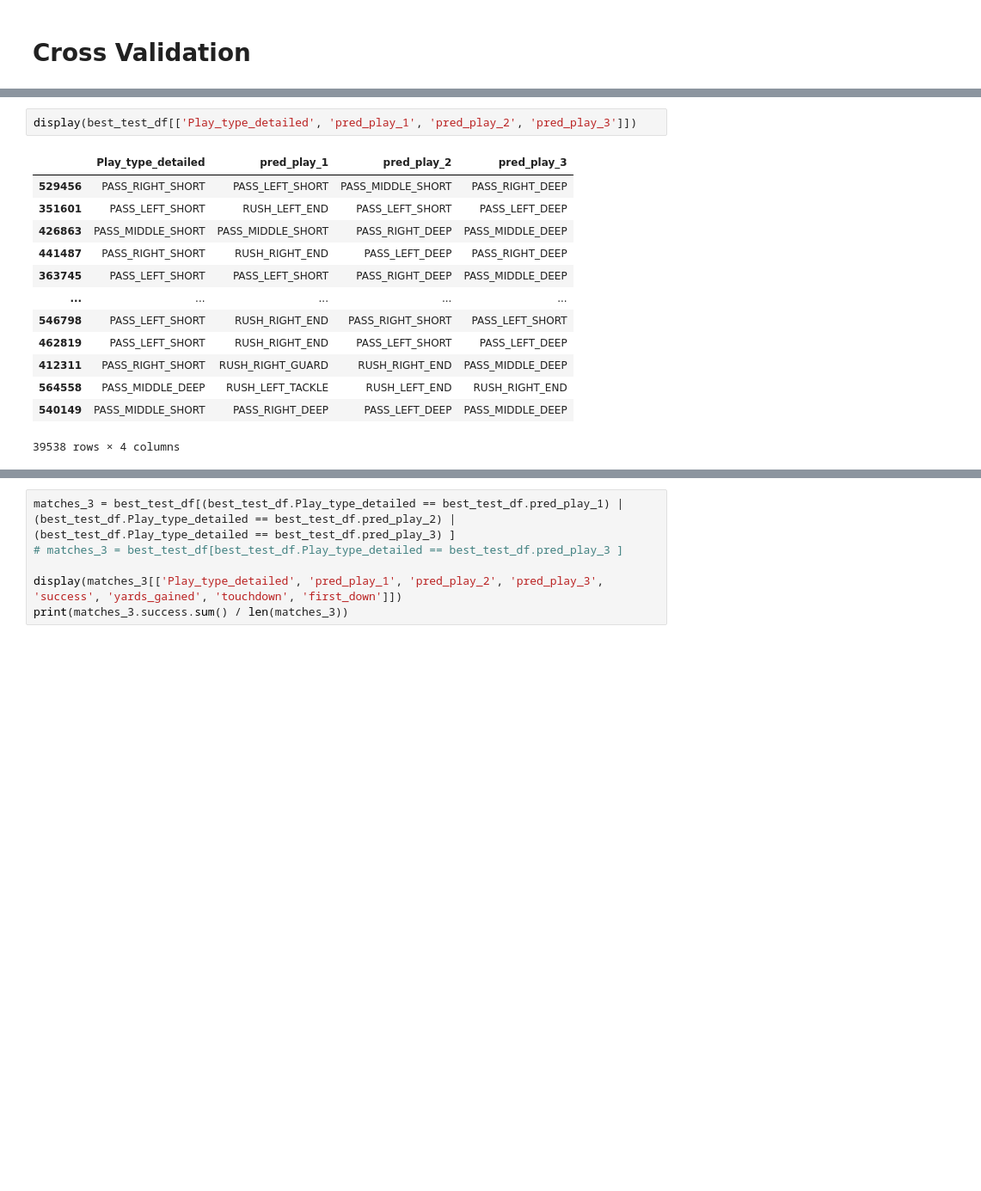
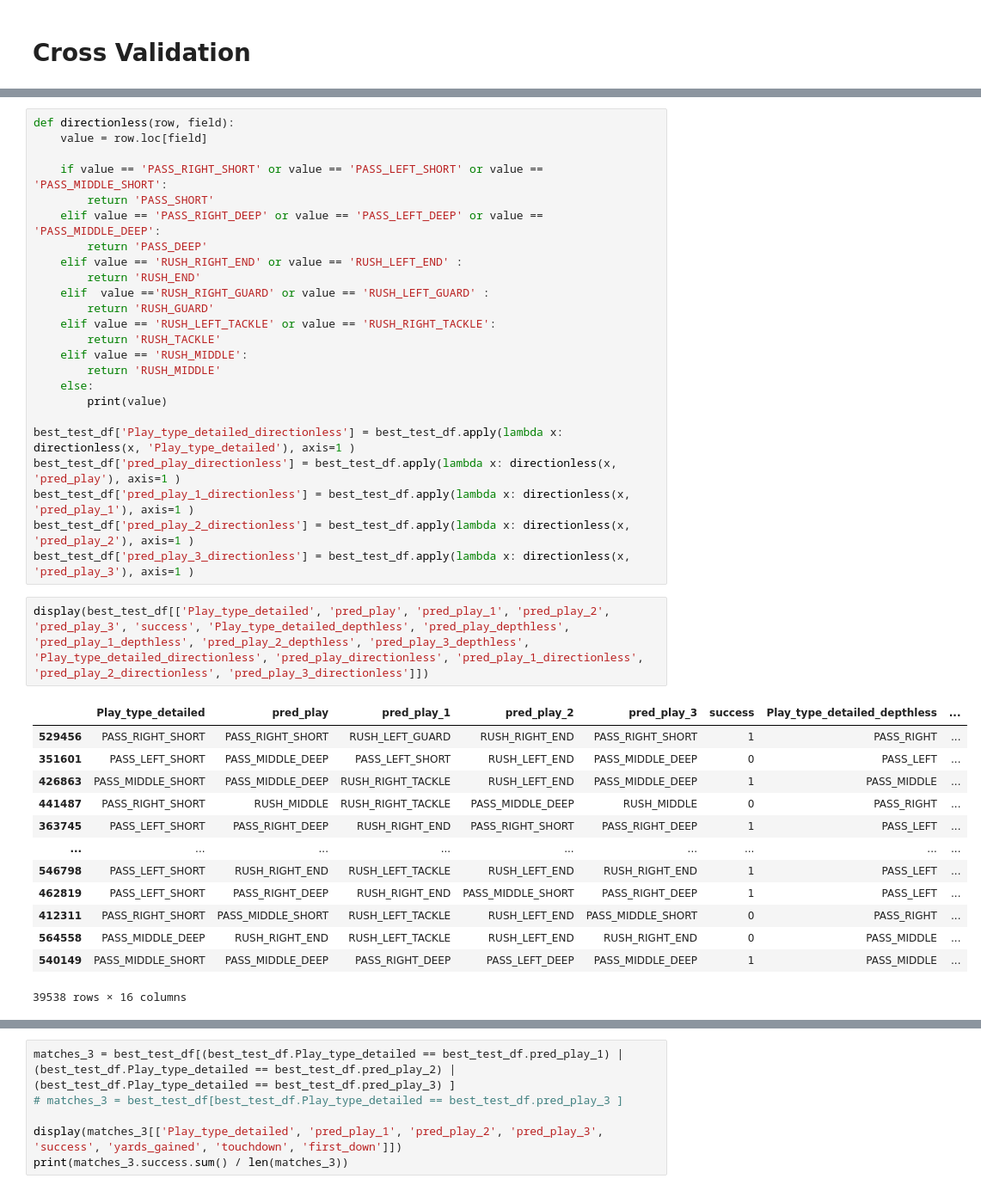
Before and after one commit to mchawla33/w210-capstone, a Jupyter notebook: notebooks/ContextualBandit_rewards_team.ipynb, the cells around one changed output, grey strips where cells are left out. Shown: that part at 86% size. Cells and saved outputs as stored; diff of their text form; blank space fills up the shorter version.

```diff
--- a/notebooks/ContextualBandit_rewards_team.ipynb
+++ b/notebooks/ContextualBandit_rewards_team.ipynb
@@ -1388,16 +1342,40 @@ best_bandit.predict(best_test_df)
+# %%
+def directionless(row, field):
+    value = row.loc[field]
+
+    if value == 'PASS_RIGHT_SHORT' or value == 'PASS_LEFT_SHORT' or value == 'PASS_MIDDLE_SHORT':
+        return 'PASS_SHORT'
+    elif value == 'PASS_RIGHT_DEEP' or value == 'PASS_LEFT_DEEP' or value == 'PASS_MIDDLE_DEEP':
+        return 'PASS_DEEP'
+    elif value == 'RUSH_RIGHT_END' or value == 'RUSH_LEFT_END' :
+        return 'RUSH_END'
+    elif  value =='RUSH_RIGHT_GUARD' or value == 'RUSH_LEFT_GUARD' :
+        return 'RUSH_GUARD'
+    elif value == 'RUSH_LEFT_TACKLE' or value == 'RUSH_RIGHT_TACKLE':
+        return 'RUSH_TACKLE'
+    elif value == 'RUSH_MIDDLE':
+        return 'RUSH_MIDDLE'
+    else:
+        print(value)
+
+best_test_df['Play_type_detailed_directionless'] = best_test_df.apply(lambda x: directionless(x, 'Play_type_detailed'), axis=1 )
+best_test_df['pred_play_directionless'] = best_test_df.apply(lambda x: directionless(x, 'pred_play'), axis=1 )
+best_test_df['pred_play_1_directionless'] = best_test_df.apply(lambda x: directionless(x, 'pred_play_1'), axis=1 )
+best_test_df['pred_play_2_directionless'] = best_test_df.apply(lambda x: directionless(x, 'pred_play_2'), axis=1 )
+best_test_df['pred_play_3_directionless'] = best_test_df.apply(lambda x: directionless(x, 'pred_play_3'), axis=1 )
 # %%
-display(best_test_df[['Play_type_detailed', 'pred_play_1', 'pred_play_2', 'pred_play_3']])
+display(best_test_df[['Play_type_detailed', 'pred_play', 'pred_play_1', 'pred_play_2', 'pred_play_3', 'success', 'Play_type_detailed_depthless', 'pred_play_depthless', 'pred_play_1_depthless', 'pred_play_2_depthless', 'pred_play_3_depthless', 'Play_type_detailed_directionless', 'pred_play_directionless', 'pred_play_1_directionless', 'pred_play_2_directionless', 'pred_play_3_directionless']])
 # %% [output]
-|  | Play_type_detailed | pred_play_1 | pred_play_2 | pred_play_3 |
-| 529456 | PASS_RIGHT_SHORT | PASS_LEFT_SHORT | PASS_MIDDLE_SHORT | PASS_RIGHT_DEEP |
-| 351601 | PASS_LEFT_SHORT | RUSH_LEFT_END | PASS_LEFT_SHORT | PASS_LEFT_DEEP |
-| 426863 | PASS_MIDDLE_SHORT | PASS_MIDDLE_SHORT | PASS_RIGHT_DEEP | PASS_MIDDLE_DEEP |
-| 441487 | PASS_RIGHT_SHORT | RUSH_RIGHT_END | PASS_LEFT_DEEP | PASS_RIGHT_DEEP |
-| 363745 | PASS_LEFT_SHORT | PASS_LEFT_SHORT | PASS_RIGHT_DEEP | PASS_MIDDLE_DEEP |
-| ... | ... | ... | ... | ... |
-| 546798 | PASS_LEFT_SHORT | RUSH_RIGHT_END | PASS_RIGHT_SHORT | PASS_LEFT_SHORT |
-| 462819 | PASS_LEFT_SHORT | RUSH_RIGHT_END | PASS_LEFT_SHORT | PASS_LEFT_DEEP |
-| 412311 | PASS_RIGHT_SHORT | RUSH_RIGHT_GUARD | RUSH_RIGHT_END | PASS_MIDDLE_DEEP |
-| 564558 | PASS_MIDDLE_DEEP | RUSH_LEFT_TACKLE | RUSH_LEFT_END | RUSH_RIGHT_END |
-| 540149 | PASS_MIDDLE_SHORT | PASS_RIGHT_DEEP | PASS_LEFT_DEEP | PASS_MIDDLE_DEEP |
+|  | Play_type_detailed | pred_play | pred_play_1 | pred_play_2 | pred_play_3 | success | Play_type_detailed_depthless | ... |
+| 529456 | PASS_RIGHT_SHORT | PASS_RIGHT_SHORT | RUSH_LEFT_GUARD | RUSH_RIGHT_END | PASS_RIGHT_SHORT | 1 | PASS_RIGHT | ... |
+| 351601 | PASS_LEFT_SHORT | PASS_MIDDLE_DEEP | PASS_LEFT_SHORT | RUSH_LEFT_END | PASS_MIDDLE_DEEP | 0 | PASS_LEFT | ... |
+| 426863 | PASS_MIDDLE_SHORT | PASS_MIDDLE_DEEP | RUSH_RIGHT_TACKLE | RUSH_LEFT_END | PASS_MIDDLE_DEEP | 1 | PASS_MIDDLE | ... |
+| 441487 | PASS_RIGHT_SHORT | RUSH_MIDDLE | RUSH_RIGHT_TACKLE | PASS_MIDDLE_DEEP | RUSH_MIDDLE | 0 | PASS_RIGHT | ... |
+| 363745 | PASS_LEFT_SHORT | PASS_RIGHT_DEEP | RUSH_RIGHT_END | PASS_RIGHT_SHORT | PASS_RIGHT_DEEP | 1 | PASS_LEFT | ... |
+| ... | ... | ... | ... | ... | ... | ... | ... | ... |
+| 546798 | PASS_LEFT_SHORT | RUSH_RIGHT_END | RUSH_LEFT_TACKLE | RUSH_LEFT_END | RUSH_RIGHT_END | 1 | PASS_LEFT | ... |
+| 462819 | PASS_LEFT_SHORT | PASS_RIGHT_DEEP | RUSH_RIGHT_END | PASS_MIDDLE_SHORT | PASS_RIGHT_DEEP | 1 | PASS_LEFT | ... |
+| 412311 | PASS_RIGHT_SHORT | PASS_MIDDLE_SHORT | RUSH_LEFT_TACKLE | RUSH_LEFT_END | PASS_MIDDLE_SHORT | 0 | PASS_RIGHT | ... |
+| 564558 | PASS_MIDDLE_DEEP | RUSH_RIGHT_END | RUSH_LEFT_TACKLE | RUSH_LEFT_END | RUSH_RIGHT_END | 0 | PASS_MIDDLE | ... |
+| 540149 | PASS_MIDDLE_SHORT | PASS_MIDDLE_DEEP | PASS_RIGHT_DEEP | PASS_LEFT_DEEP | PASS_MIDDLE_DEEP | 1 | PASS_MIDDLE | ... |
-39538 rows × 4 columns
+39538 rows × 16 columns
```
Also changed, not shown: parts of 18 cells of this notebook, 1 other file.
